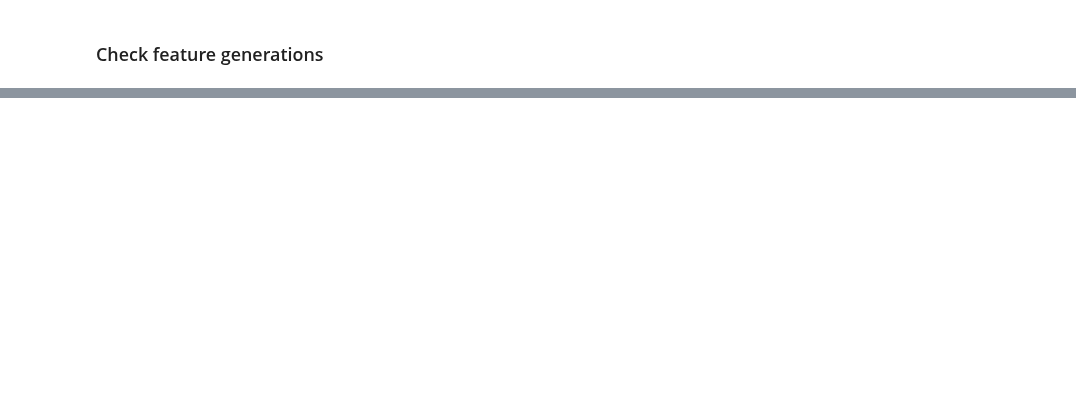
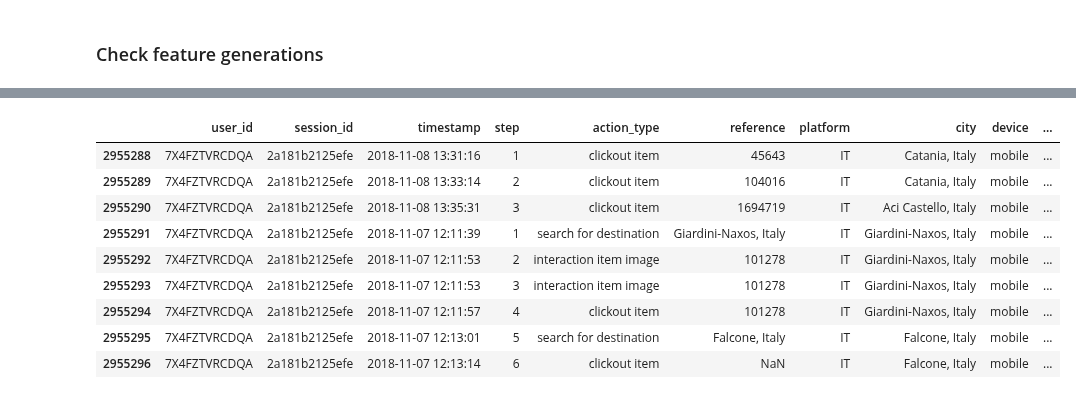
Before and after one commit to samshipengs/naps, a Jupyter notebook: eye_balling.ipynb, the cells around one changed output, grey strips where cells are left out. Drawn from its saved outputs; the diff is of its cells as text; code cells hidden in the pictures; blank space fills up the shorter version.

```diff
--- a/eye_balling.ipynb
+++ b/eye_balling.ipynb
@@ -85,0 +167,15 @@ train_cleaned[train_cleaned.session_id==np.random.choice(cfs_ids, 1)[0]]
+# %%
+b = pd.read_csv('./data/test.csv')
+# %%
+b[b.session_id=='2a181b2125efe']
+# %% [output]
+|  | user_id | session_id | timestamp | step | action_type | reference | platform | city | device | ... |
+| 2955288 | 7X4FZTVRCDQA | 2a181b2125efe | 2018-11-08 13:31:16 | 1 | clickout item | 45643 | IT | Catania, Italy | mobile | ... |
+| 2955289 | 7X4FZTVRCDQA | 2a181b2125efe | 2018-11-08 13:33:14 | 2 | clickout item | 104016 | IT | Catania, Italy | mobile | ... |
+| 2955290 | 7X4FZTVRCDQA | 2a181b2125efe | 2018-11-08 13:35:31 | 3 | clickout item | 1694719 | IT | Aci Castello, Italy | mobile | ... |
+| 2955291 | 7X4FZTVRCDQA | 2a181b2125efe | 2018-11-07 12:11:39 | 1 | search for destination | Giardini-Naxos, Italy | IT | Giardini-Naxos, Italy | mobile | ... |
+| 2955292 | 7X4FZTVRCDQA | 2a181b2125efe | 2018-11-07 12:11:53 | 2 | interaction item image | 101278 | IT | Giardini-Naxos, Italy | mobile | ... |
+| 2955293 | 7X4FZTVRCDQA | 2a181b2125efe | 2018-11-07 12:11:53 | 3 | interaction item image | 101278 | IT | Giardini-Naxos, Italy | mobile | ... |
+| 2955294 | 7X4FZTVRCDQA | 2a181b2125efe | 2018-11-07 12:11:57 | 4 | clickout item | 101278 | IT | Giardini-Naxos, Italy | mobile | ... |
+| 2955295 | 7X4FZTVRCDQA | 2a181b2125efe | 2018-11-07 12:13:01 | 5 | search for destination | Falcone, Italy | IT | Falcone, Italy | mobile | ... |
+| 2955296 | 7X4FZTVRCDQA | 2a181b2125efe | 2018-11-07 12:13:14 | 6 | clickout item | NaN | IT | Falcone, Italy | mobile | ... |
```
Also changed, not shown: parts of 32 cells of this notebook, 4 other files.
